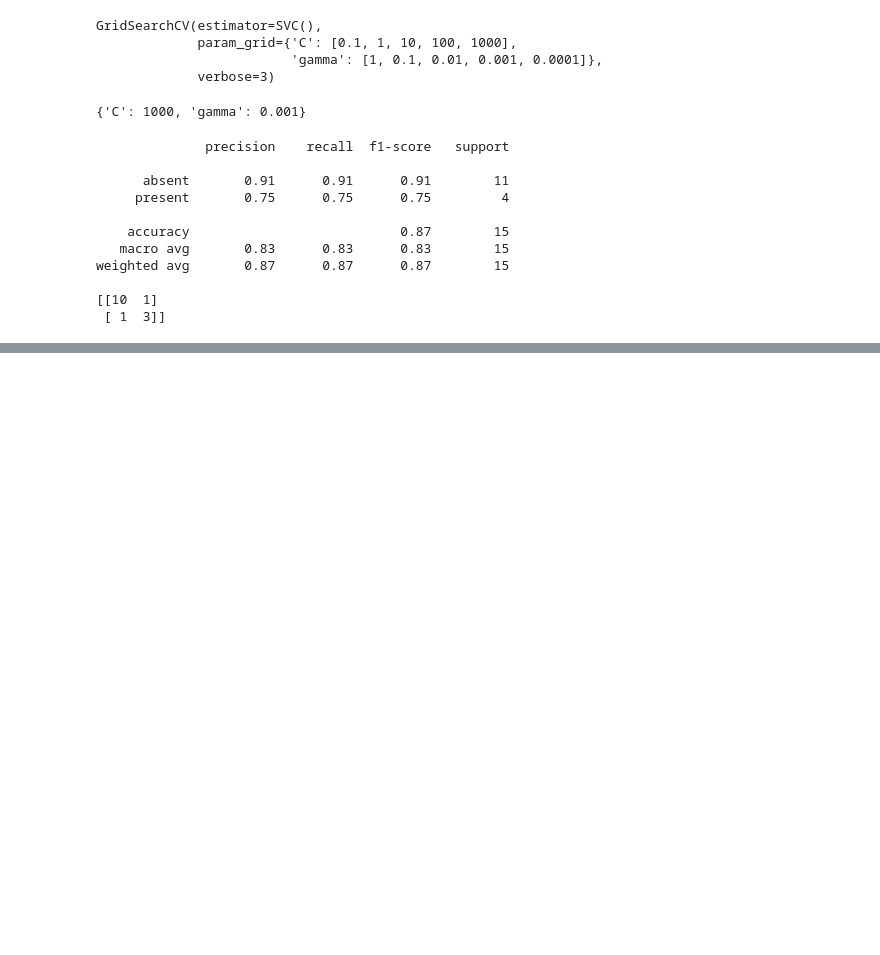
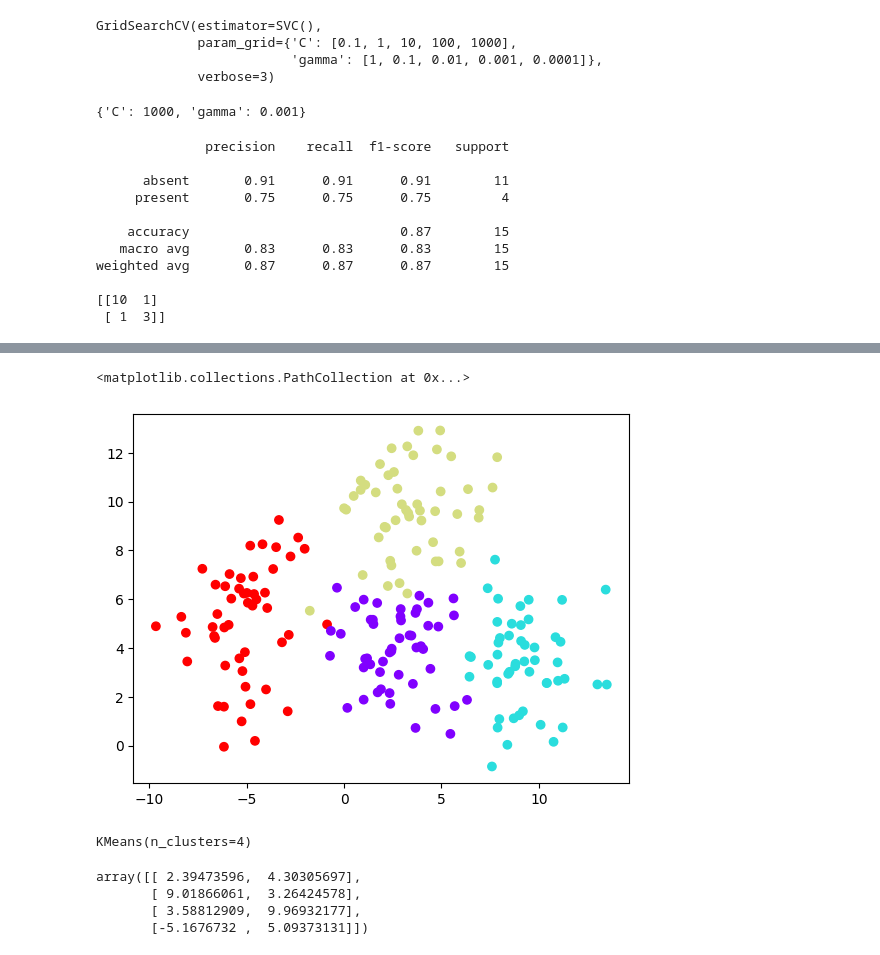
Before and after one commit to musakazim-1397/ML_models, a Jupyter notebook: ML.ipynb, the cells around one changed output, grey strips where cells are left out. Saved outputs shown, nothing was run; the diff lists cells and outputs as text; code cells hidden in the pictures; blank space fills up the shorter version.

Commit message:
K Means Clustering

```diff
--- a/ML.ipynb
+++ b/ML.ipynb
@@ -590,3 +590,8 @@ weighted avg       0.87      0.87      0.87        15
  [ 1  3]]
 # %%
 #now we can clearly see that the metrics has improved
+# %%
+#K Means Clustering: unsupervised ML algorithm
+from sklearn.datasets import make_blobs
+data = make_blobs(n_samples=200, n_features=2, cluster_std=1.8, centers=4)
+data
@@ -592,0 +636,6 @@ weighted avg       0.87      0.87      0.87        15
+# %%
+plt.scatter(data[0][:,0], data[0][:,1], c=data[1], cmap='rainbow' )
+# data[0].shape
+# %% [output]
+<matplotlib.collections.PathCollection at 0x...>
+[figure, added]
@@ -592,0 +645,14 @@ weighted avg       0.87      0.87      0.87        15
+# %%
+#now training our model as it is an unsupervised ML algorithm, we don't need train_test_split
+from sklearn.cluster import KMeans
+kmeans= KMeans(n_clusters=4)
+kmeans.fit(data[0])
+# %% [output]
+KMeans(n_clusters=4)
+# %%
+kmeans.cluster_centers_
+# %% [output]
+array([[ 2.39473596,  4.30305697],
+       [ 9.01866061,  3.26424578],
+       [ 3.58812909,  9.96932177],
+       [-5.1676732 ,  5.09373131]])
```
Also changed, not shown: parts of 5 cells of this notebook.
